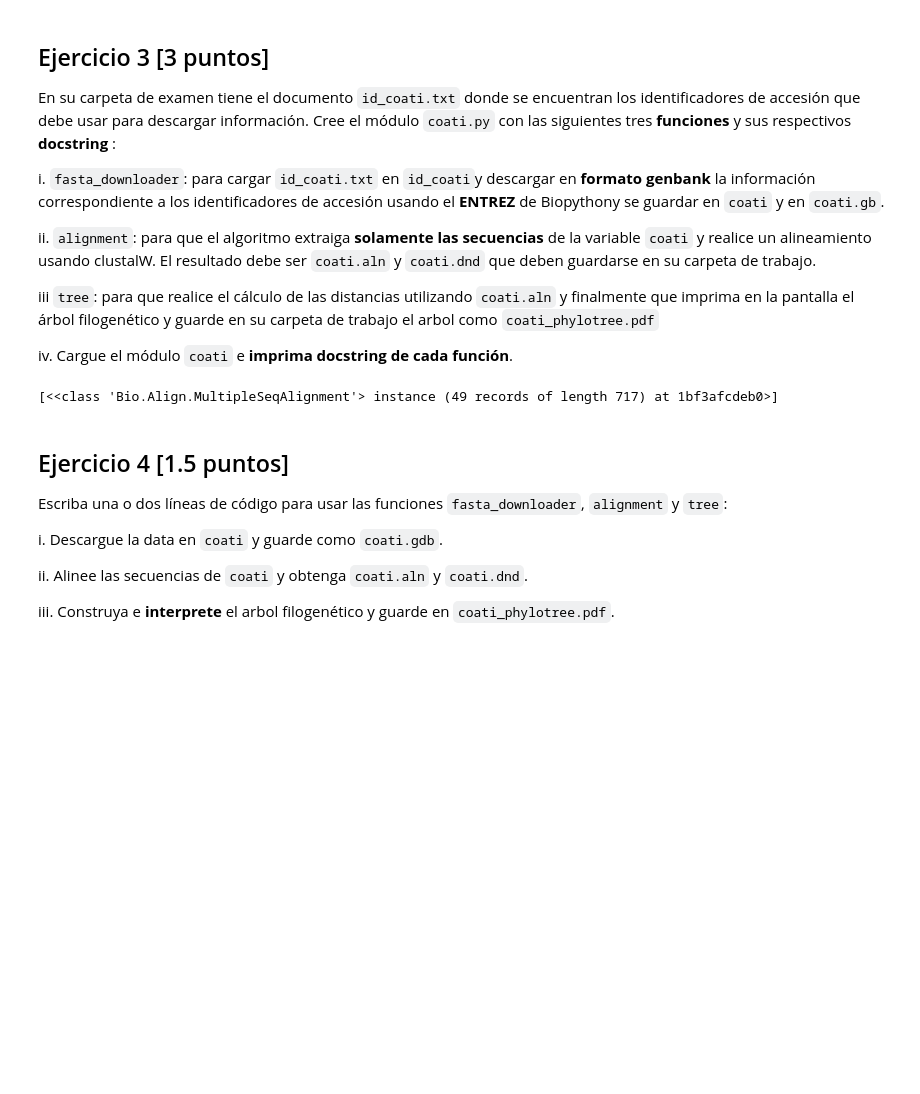
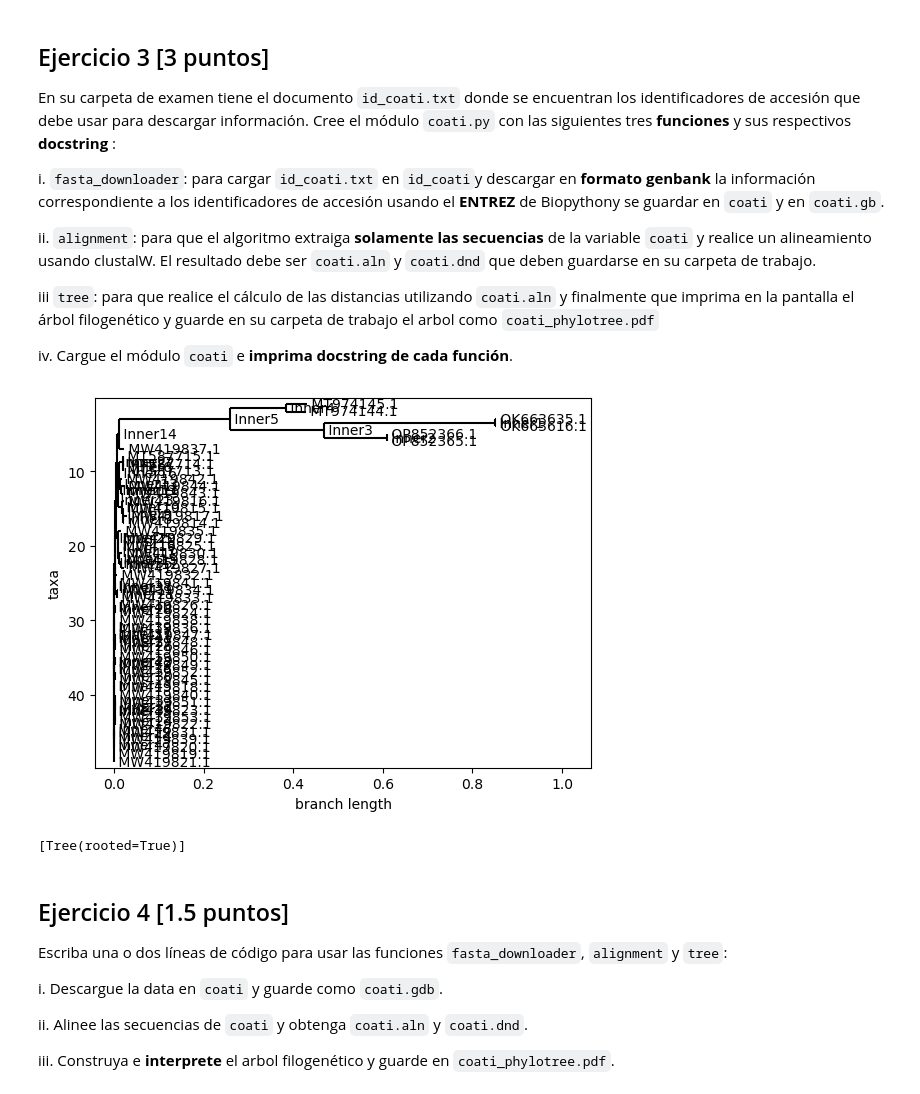
Before and after one commit to FarinosJhon/2022II_GBI6_exam2, a Jupyter notebook: 2022II_GBI6G01_ExamenPython.ipynb, the cells around one changed output. Drawn from its saved outputs; the diff is of its cells as text; code cells hidden in the pictures; blank space fills up the shorter version.

```diff
--- a/2022II_GBI6G01_ExamenPython.ipynb
+++ b/2022II_GBI6G01_ExamenPython.ipynb
@@ -73,12 +74,15 @@ from Bio import SeqIO
 # %%
 # Escriba aquí su código para el ejercicio 3
 import coati
 
 coati.fasta_downloader()
 
 coati.alignment()
+
+coati.tree()
 # %% [output]
+[figure, added]
-[<<class 'Bio.Align.MultipleSeqAlignment'> instance (49 records of length 717) at 1bf3afcdeb0>]
+[Tree(rooted=True)]
 # %% [markdown]
 
 ## Ejercicio 4 [1.5 puntos]
```
Also changed, not shown: parts of 1 cell of this notebook, 2 other files.
